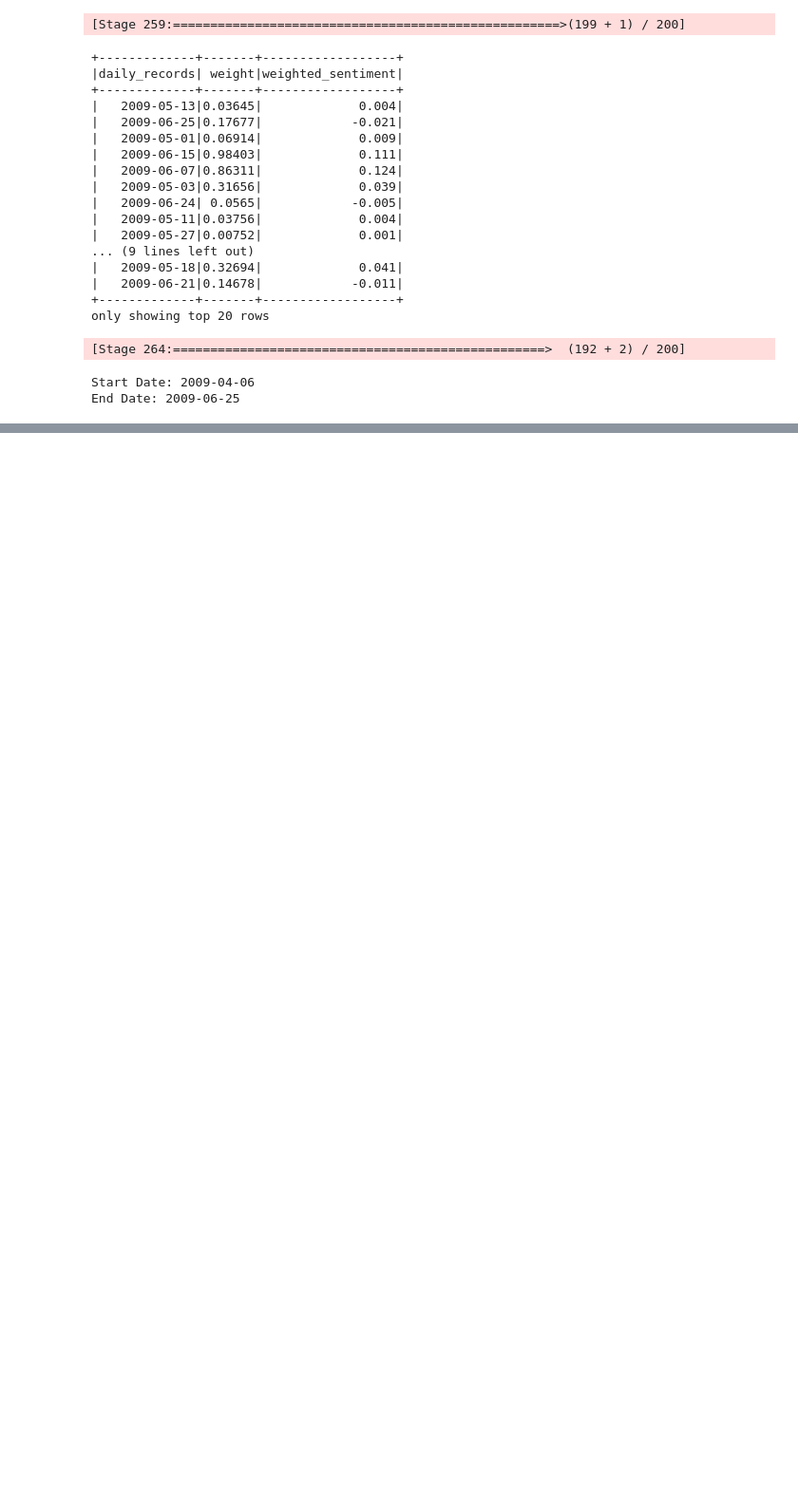
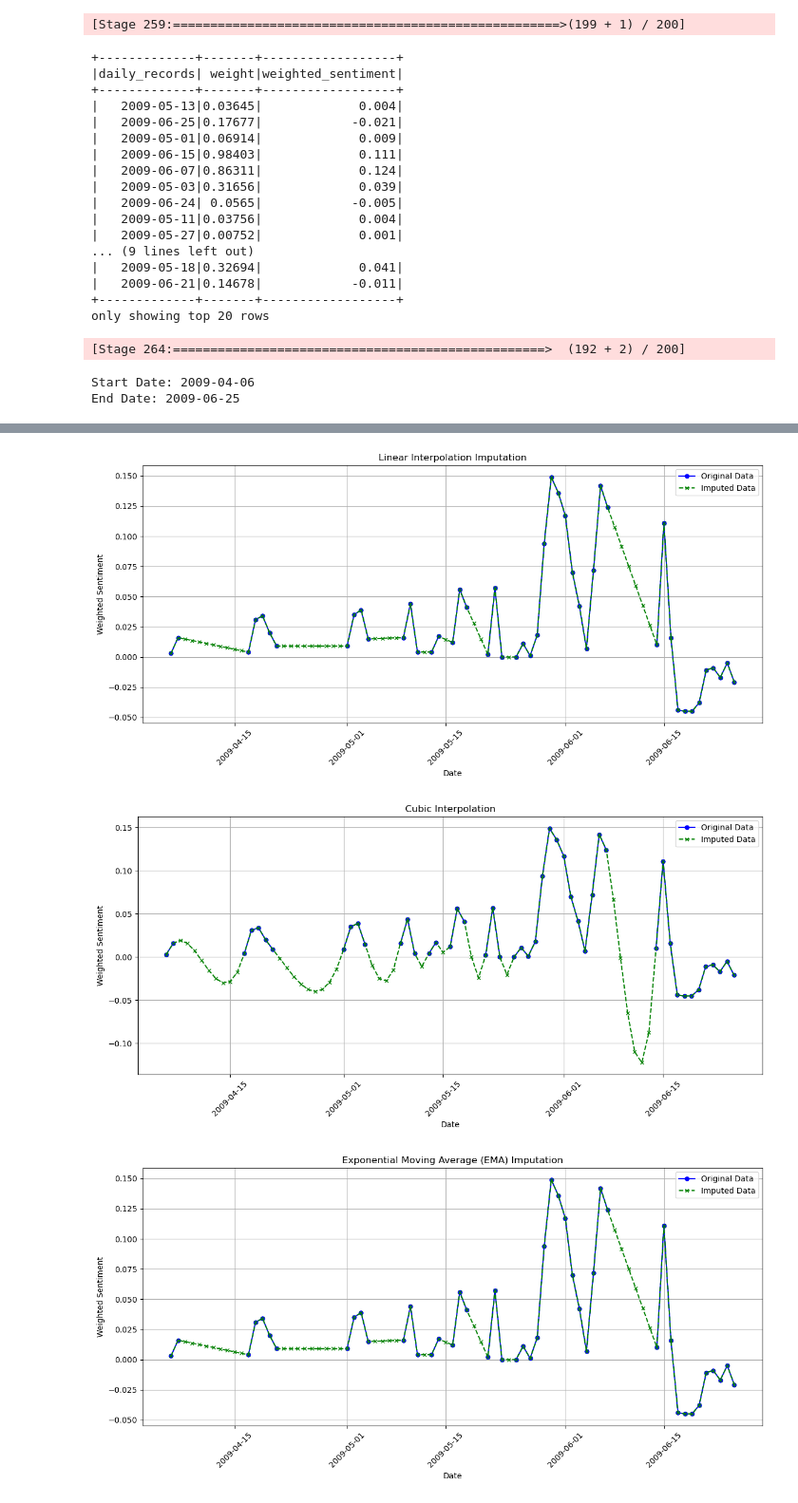
Before and after one commit to nozomu2020264/MSc-DA---CA2---2020264---10-11-23, a Jupyter notebook: CA2 - Nozomu Nakanishi.ipynb, the cells around one changed output, grey strips where cells are left out. Shown at 95% size. Saved outputs shown, nothing was run; the diff lists cells and outputs as text; code cells hidden in the pictures; blank space fills up the shorter version.

Commit message:
Time series Analysis
Imputation techniques for missing days
seasonality
trends
time series analysis (just a scratch)

Revision in the data quality required

```diff
--- a/CA2 - Nozomu Nakanishi.ipynb
+++ b/CA2 - Nozomu Nakanishi.ipynb
@@ -1179,0 +1193,10 @@ pandas_df5 = df_og
+# %%
+# Impute missing weights with the mean of the available weights
+mean_weight = pandas_df4['weight'].mean()
+pandas_df4['weight'] = pandas_df4['weight'].fillna(mean_weight)
+# %%
+# Calculate the median of the weights
+median_weight = pandas_df4['weight'].median()
+
+# Impute missing weights with the median
+pandas_df4['weight'] = pandas_df4['weight'].fillna(median_weight)
@@ -1179,0 +1252,62 @@ pandas_df5 = df_og
+# %%
+# Creating a copy to use for Rolling Weighted Average.
+pandas_df5 = result_df.toPandas()
+# %%
+# Applying cubic interpolation
+pandas_df5['weighted_sentiment_cubic_interp'] = pandas_df5['weighted_sentiment'].interpolate(method='cubic')
+# %%
+# Plot the original and imputed data with different markers and colors
+plt.figure(figsize=(12, 6))
+plt.plot(df_og['daily_records'], df_og['weighted_sentiment'], label='Original Data', marker='o', markersize=5, color='blue')
+plt.plot(pandas_df['daily_records'], pandas_df['weighted_sentiment_linear_interp'], label='Imputed Data', linestyle='--', marker='x', markersize=5, color='green')
+plt.xlabel('Date')
+plt.ylabel('Weighted Sentiment')
+plt.title('Linear Interpolation Imputation')
+plt.legend()
+plt.grid(True)
+plt.xticks(rotation=45)
+plt.tight_layout()
+plt.show()
+
+# Plot the original and imputed data with different markers and colors
+plt.figure(figsize=(12, 6))
+plt.plot(df_og['daily_records'], df_og['weighted_sentiment'], label='Original Data', marker='o', markersize=5, color='blue')
+plt.plot(pandas_df5['daily_records'], pandas_df5['weighted_sentiment_cubic_interp'], label='Imputed Data', linestyle='--', marker='x', markersize=5, color='green')
+plt.xlabel('Date')
+plt.ylabel('Weighted Sentiment')
+plt.title('Cubic Interpolation')
+plt.legend()
+plt.grid(True)
+plt.xticks(rotation=45)
+plt.tight_layout()
+plt.show()
+
+# Plot the original and imputed data with different markers and colors
+plt.figure(figsize=(12, 6))
+plt.plot(df_og['daily_records'], df_og['weighted_sentiment'], label='Original Data', marker='o', markersize=5, color='blue')
+plt.plot(pandas_df2['daily_records'], pandas_df2['imputed_weighted_sentiment'], label='Imputed Data', linestyle='--', marker='x', markersize=5, color='green')
+plt.xlabel('Date')
+plt.ylabel('Weighted Sentiment')
+plt.title('Exponential Moving Average (EMA) Imputation')
+plt.legend()
+plt.grid(True)
+plt.xticks(rotation=45)
+plt.tight_layout()
+plt.show()
+
+# Plot the original and imputed data with different markers and colors
+plt.figure(figsize=(12, 6))
+plt.plot(df_og['daily_records'], df_og['weighted_sentiment'], label='Original Data', marker='o', markersize=5, color='blue')
+plt.plot(pandas_df4['daily_records'], pandas_df4['imputed_weighted_sentiment'], label='Imputed Data', linestyle='--', marker='x', markersize=5, color='green')
+plt.xlabel('Date')
+plt.ylabel('Weighted Sentiment')
+plt.title('Rolling weighted Average')
+plt.legend()
+plt.grid(True)
+plt.xticks(rotation=45)
+plt.tight_layout()
+plt.show()
+# %% [output]
+[figure, added]
+[figure, added]
+[figure, added]
```
Also changed, not shown: parts of 92 cells of this notebook.
